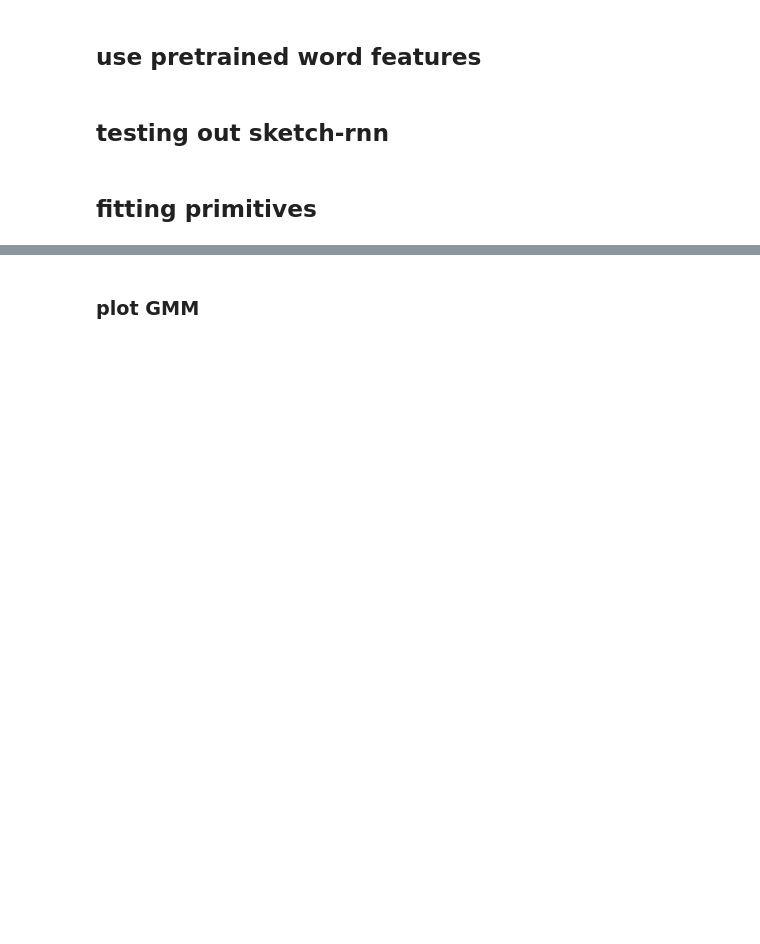
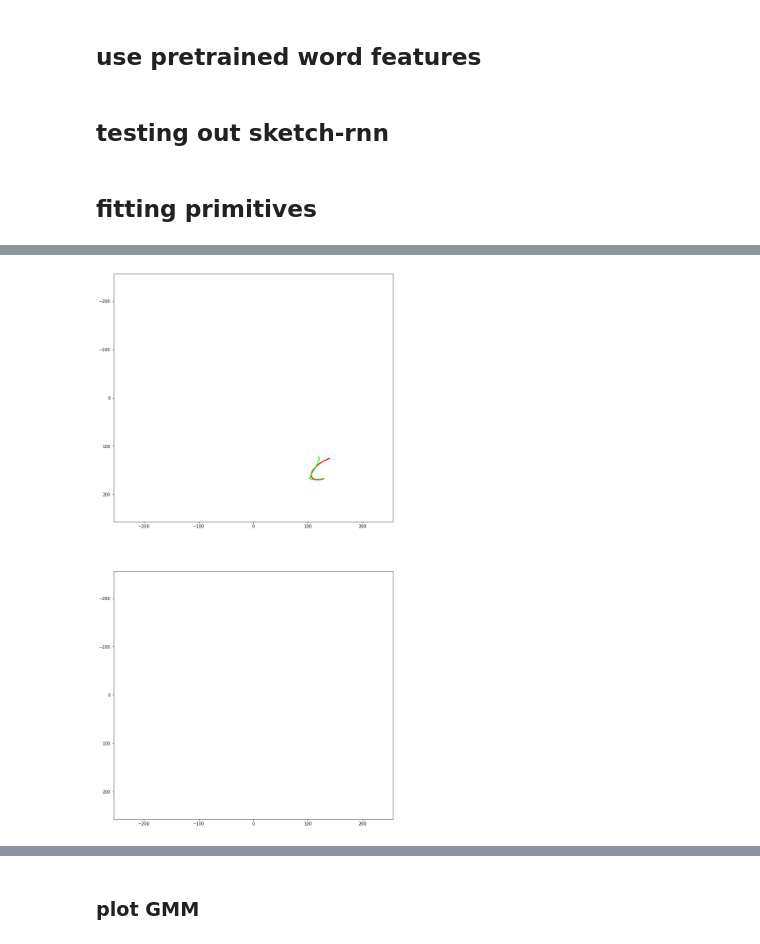
Before and after one commit to ErinZhang1998/sketch_collection, a Jupyter notebook: 07_01_analysis.ipynb, the cells around one changed output, grey strips where cells are left out. Saved outputs shown, nothing was run; the diff lists cells and outputs as text; code cells hidden in the pictures; blank space fills up the shorter version.

```diff
--- a/07_01_analysis.ipynb
+++ b/07_01_analysis.ipynb
@@ -189,6 +167,6 @@ TEMPLATE_DICT = {
 }
 # %%
-b_spline_num_sampled_points = n = 200
+b_spline_num_sampled_points = num_sampled_points = n = 200
 use_projective = False
 # %%
 templates = {}
@@ -207,12 +187,11 @@ with open("/raid/xiaoyuz1/primitive_selector_training_data/july_13_all.pkl", "wb
 # %%
 for t in ["train", "dev", "test"]:
-    data_split = [x for x in all_data_expanded if x["split"] == t]
+    data_split = [x for x in all_data if x["split"] == t]
     data_split_dict = dict(zip(range(len(data_split)), data_split))
-    with open(f"/raid/xiaoyuz1/primitive_selector_training_data/july_13_{t}.pkl", "wb+") as f:
+    with open(f"/raid/xiaoyuz1/primitive_selector_training_data/july_15_{t}.pkl", "wb+") as f:
         pickle.dump(data_split, f)
 # %%
-all_data = pickle.load(open("/raid/xiaoyuz1/primitive_selector_training_data/july_13_all.pkl", "rb"))
-# df = pd.DataFrame.from_dict(all_data, orient='index')
+all_data = pickle.load(open("/raid/xiaoyuz1/primitive_selector_training_data/july_15_all.pkl", "rb"))
 df = pd.DataFrame(all_data)
 # %%
 df
@@ -271,7 +270,7 @@ def plot_prepared_data(info, num_sampled_points = 200, use_projective=False):
     data = parts[info['part']]
     template = templates[info['primitive_type']][1]
     transform_mat = np.asarray(info['M']).astype(float).reshape(3,3)
-    axs[0].scatter(template[:,0], template[:,1], s=1, c='b')
+#     axs[0].scatter(template[:,0], template[:,1], s=1, c='b')
 
     if use_projective:
         result = cv2.perspectiveTransform(template, transform_mat).reshape(-1,2)
@@ -282,26 +281,26 @@ def plot_prepared_data(info, num_sampled_points = 200, use_projective=False):
 
     axs[0].scatter(result[:,0], result[:,1], s=1, c='r')
 
-    theta, scale_mat, shear_mat = decompose_affine(transform_mat)
-    T_rotate = rd.get_rotation_matrix(theta)
-    T_scale = rd.get_scale_matrix(scale_mat[0][0], scale_mat[1][1])
-    T_shear = rd.get_shear_matrix(shear_mat[0][1], shear_mat[1][0])
-    tx,ty = transform_mat[0][2],transform_mat[1][2]
-    T_translate = rd.get_translation_matrix(tx,ty)
+#     theta, scale_mat, shear_mat = rd.decompose_affine(transform_mat)
+#     T_rotate = rd.get_rotation_matrix(theta)
+#     T_scale = rd.get_scale_matrix(scale_mat[0][0], scale_mat[1][1])
+#     T_shear = rd.get_shear_matrix(shear_mat[0][1], shear_mat[1][0])
+#     tx,ty = transform_mat[0][2],transform_mat[1][2]
+#     T_translate = rd.get_translation_matrix(tx,ty)
 
-    result1 = cv2.transform(np.array([template]).astype(
-            np.float32), T_rotate)[0][:,:-1]
-    axs[0].scatter(result1[:,0], result1[:,1], s=1, c='m')
+#     result1 = cv2.transform(np.array([template]).astype(
+#             np.float32), T_rotate)[0][:,:-1]
+#     axs[0].scatter(result1[:,0], result1[:,1], s=1, c='m')
 
-    result2 = cv2.transform(np.array([template]).astype(
-            np.float32), T_rotate @ T_scale @ T_shear)[0][:,:-1]
-    axs[0].scatter(result2[:,0], result2[:,1], s=1, alpha=0.5, c='pink')
+#     result2 = cv2.transform(np.array([template]).astype(
+#             np.float32), T_rotate @ T_scale @ T_shear)[0][:,:-1]
+#     axs[0].scatter(result2[:,0], result2[:,1], s=1, alpha=0.5, c='pink')
 
-    result3 = cv2.transform(np.array([template]).astype(
-            np.float32), T_translate @ T_rotate @ T_scale @ T_shear)[0][:,:-1]
-    axs[0].scatter(result3[:,0], result3[:,1], s=1, c='lime', alpha=0.5)
+#     result3 = cv2.transform(np.array([template]).astype(
+#             np.float32), T_translate @ T_rotate @ T_scale @ T_shear)[0][:,:-1]
+#     axs[0].scatter(result3[:,0], result3[:,1], s=1, c='lime', alpha=0.5)
 
-    axs[1].scatter(data[:,0], data[:,1], alpha=0.5, s=1, c='lime')
+    axs[0].scatter(data[:,0], data[:,1], alpha=0.5, s=1, c='lime')
 
     axs[0].axis(xmin=-w,xmax=w)
     axs[0].axis(ymin=h,ymax=-h)
@@ -312,4 +311,6 @@ def plot_prepared_data(info, num_sampled_points = 200, use_projective=False):
 
     plt.show()
 # %%
-plot_prepared_data(df.iloc[892])
+plot_prepared_data(df.iloc[123])
+# %% [output]
+[figure, added]
```
Also changed, not shown: parts of 17 cells of this notebook, 2 other files.
